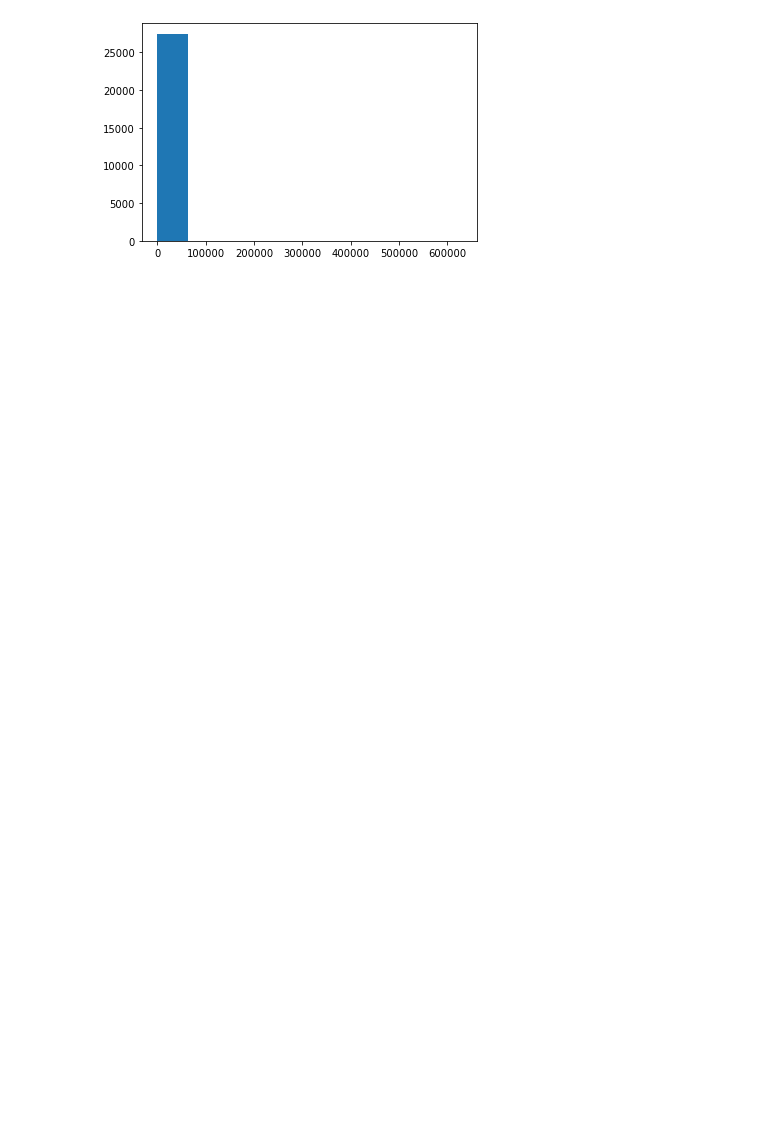
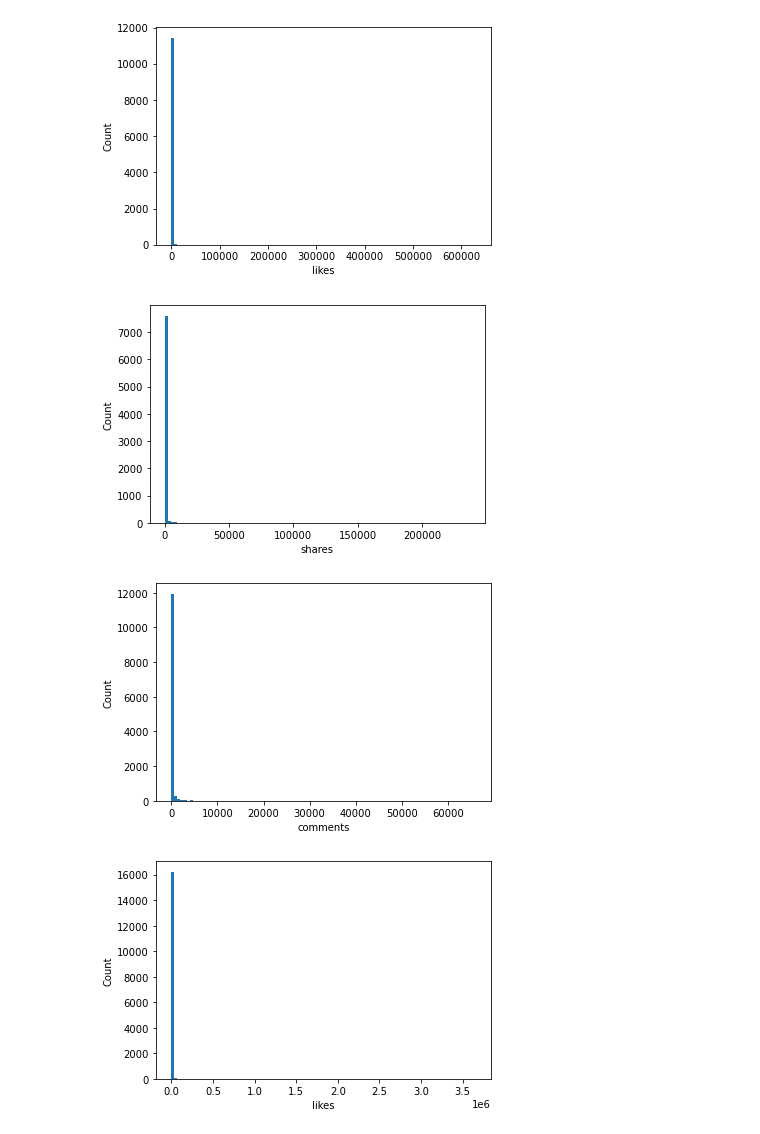
Before and after one commit to DMNaude/ADS2002_Social_Media, a Jupyter notebook: Social_Media_EDA.ipynb, the cells around one changed output. Cells and saved outputs as stored; diff of their text form; code cells hidden in the pictures; blank space fills up the shorter version.

```diff
--- a/Social_Media_EDA.ipynb
+++ b/Social_Media_EDA.ipynb
@@ -1,23 +1,41 @@
 # %%
 import numpy as np
 import matplotlib.pyplot as plt
 import seaborn as sns
 import pandas as pd
-from nltk.tokenize import word_tokenize
+import string
+#import nltk
+from nltk.tokenize import word_tokenize, sent_tokenize
+from nltk.corpus import stopwords
 
 twitter = pd.read_csv("twitter_cleaned.csv", index_col = 0)
 instagram = pd.read_csv("instagram_cleaned.csv", index_col = 0)
 facebook = pd.read_csv("facebook_cleaned.csv", index_col = 0)
 
 a = twitter.describe()
 b = instagram.describe()
 c = facebook.describe()
 
-plt.hist(twitter.likes, bins = 10);
-plt.show()
 
-twitter['tokens'] = twitter['content'].apply(word_tokenize)
-instagram['tokens'] = instagram['content'].apply(word_tokenize)
-facebook['tokens'] = twitter['content'].apply(word_tokenize)
+for variable in ['likes', 'shares']:
+    plt.hist(twitter[twitter[variable] > 0][variable], bins = 100);
+    plt.xlabel(variable)
+    plt.ylabel('Count')
+    plt.show()
+
+for variable in ['comments', 'likes', 'shares', 'loves', 'wows', 'hahas', 'sads', 'angrys', 'thankfuls']:
+    plt.hist(facebook[facebook[variable] > 0][variable], bins = 100);
+    plt.xlabel(variable)
+    plt.ylabel('Count')
+    plt.show()
+
+for variable in ['hits', 'likes', 'comments']:
+    plt.hist(instagram[instagram[variable] > 0][variable], bins = 100);
+    plt.xlabel(variable)
+    plt.ylabel('Count')
+    plt.show()
 # %% [output]
-[figure, old version]
+[figure, new version]
+[figure, added]
+[figure, added]
+[figure, added]
```
Also changed, not shown: parts of 4 cells of this notebook.
